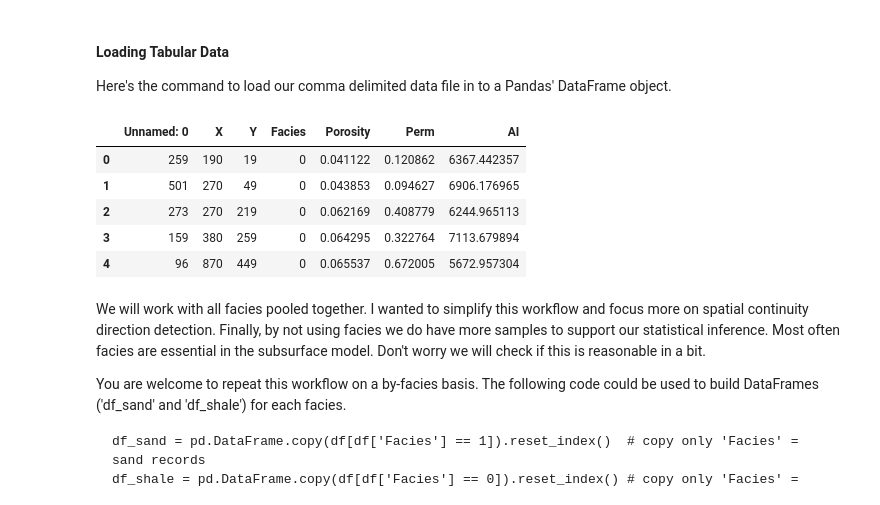
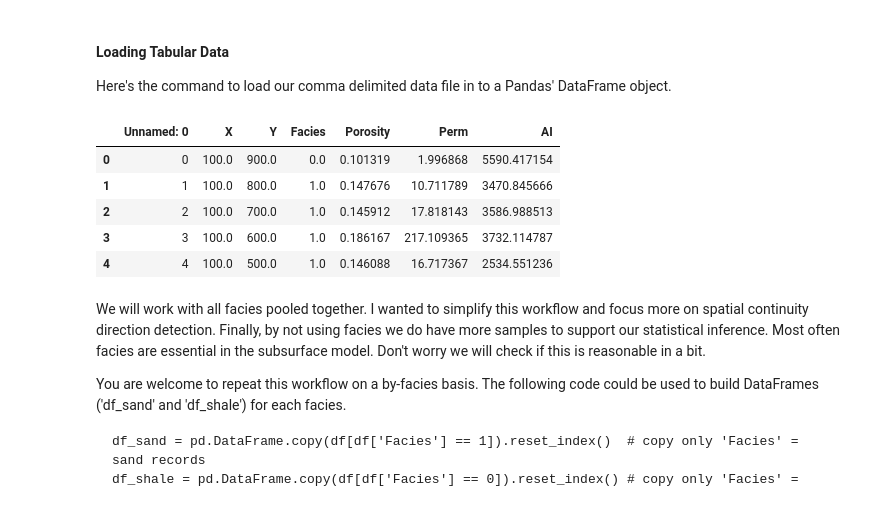
Before and after one commit to GeostatsGuy/PythonNumericalDemos, a Jupyter notebook: Interactive_Variogram_Calculation.ipynb, the cells around one changed output. Saved outputs shown, nothing was run; the diff lists cells and outputs as text; code cells hidden in the pictures.

```diff
--- a/Interactive_Variogram_Calculation.ipynb
+++ b/Interactive_Variogram_Calculation.ipynb
@@ -198,16 +198,17 @@ os.chdir("d:/PGE383")                                   # set the working direct
 
 Here's the command to load our comma delimited data file in to a Pandas' DataFrame object.
 # %%
-df = pd.read_csv("sample_data_MV_biased.csv")           # read a .csv file in as a DataFrame
+#df = pd.read_csv("sample_data_MV_biased.csv")           # read a .csv file in as a DataFrame
+df = pd.read_csv("https://raw.githubusercontent.com/GeostatsGuy/GeoDataSets/master/sample_data_MV_biased.csv")
 #print(df.iloc[0:5,:])                                  # display first 4 samples in the table as a preview
 df.head()                                               # we could also use this command for a table preview
 # %% [output]
 |  | Unnamed: 0 | X | Y | Facies | Porosity | Perm | AI |
-| 0 | 259 | 190 | 19 | 0 | 0.041122 | 0.120862 | 6367.442357 |
-| 1 | 501 | 270 | 49 | 0 | 0.043853 | 0.094627 | 6906.176965 |
-| 2 | 273 | 270 | 219 | 0 | 0.062169 | 0.408779 | 6244.965113 |
-| 3 | 159 | 380 | 259 | 0 | 0.064295 | 0.322764 | 7113.679894 |
-| 4 | 96 | 870 | 449 | 0 | 0.065537 | 0.672005 | 5672.957304 |
+| 0 | 0 | 100.0 | 900.0 | 0.0 | 0.101319 | 1.996868 | 5590.417154 |
+| 1 | 1 | 100.0 | 800.0 | 1.0 | 0.147676 | 10.711789 | 3470.845666 |
+| 2 | 2 | 100.0 | 700.0 | 1.0 | 0.145912 | 17.818143 | 3586.988513 |
+| 3 | 3 | 100.0 | 600.0 | 1.0 | 0.186167 | 217.109365 | 3732.114787 |
+| 4 | 4 | 100.0 | 500.0 | 1.0 | 0.146088 | 16.717367 | 2534.551236 |
 # %% [markdown]
 We will work with all facies pooled together. I wanted to simplify this workflow and focus more on spatial continuity direction detection. Finally, by not using facies we do have more samples to support our statistical inference. Most often facies are essential in the subsurface model. Don't worry we will check if this is reasonable in a bit.
 
```
Also changed, not shown: parts of 5 cells of this notebook, 1 other file.
